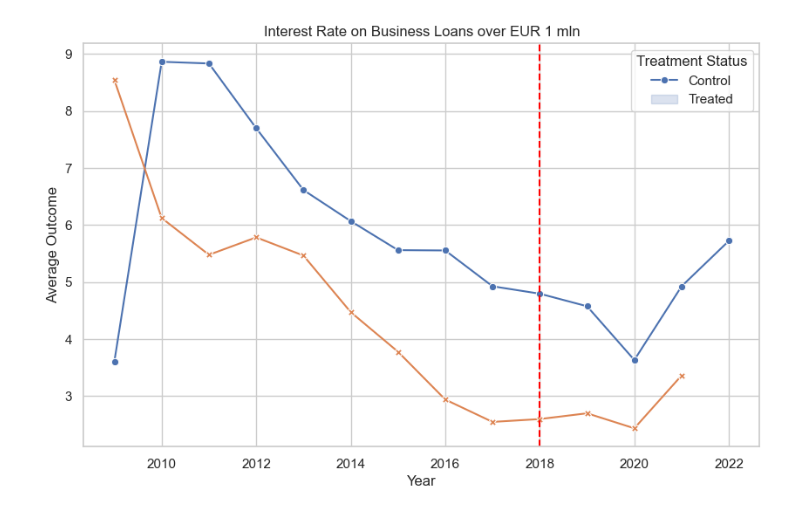
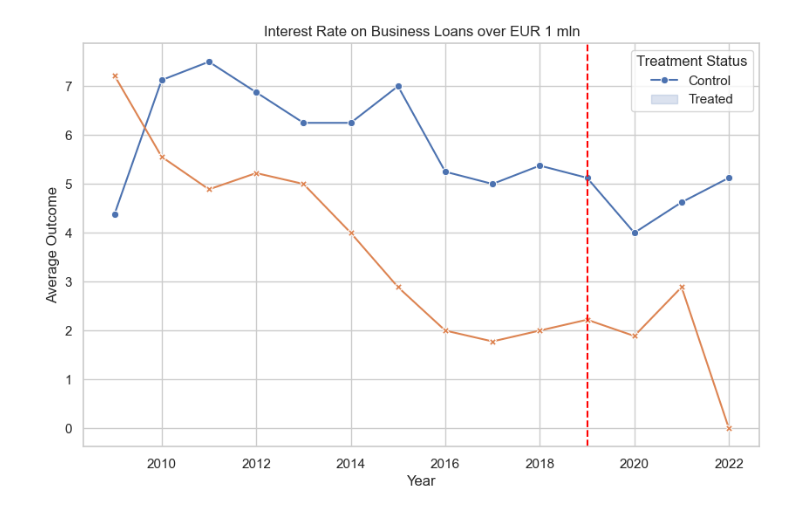
Before and after one commit to SofiyaLyn/Thesis, a Jupyter notebook: Interest_rate_big.ipynb, the cells around one changed output. Saved outputs shown, nothing was run; the diff lists cells and outputs as text; code cells hidden in the pictures.

```diff
--- a/Interest_rate_big.ipynb
+++ b/Interest_rate_big.ipynb
@@ -8,5 +9,5 @@ import seaborn as sns
 # %%
-url = 'https://github.com/SofiyaLyn/Thesis/raw/main/almostcleaned_data.csv'
+url = 'https://github.com/SofiyaLyn/Thesis/raw/main/cleaned_data.csv'
 cleaned_data = pd.read_csv(url)
 cleaned_data.head()
 # %% [output]
@@ -21,7 +22,7 @@ cleaned_data.head()
 cleaned_data['treated'] = cleaned_data['Country'].isin(["Hungary", "Poland", "Slovakia", "Czech Republic", "Slovenia", "Bulgaria", "Romania", "Estonia", "Latvia", "Lithuania"])
 cleaned_data['treated'] = cleaned_data['treated'].astype(int)
 
-cleaned_data['post_intervention'] = (cleaned_data['Year'] >= 2018).astype(int)
+cleaned_data['post_intervention'] = (cleaned_data['Year'] >= 2019).astype(int)
 cleaned_data['treated_intervention'] = cleaned_data['treated'] * cleaned_data['post_intervention']
 
 print(cleaned_data.columns)
@@ -40,6 +42,11 @@ Index(['Year', 'Country', 'Proceeds_Amount_+_Over_Sold_This_Market_(USD,_mln)',
       dtype='object')
 # %%
-cleaned_data.columns = cleaned_data.columns.str.replace('(', '_').str.replace(')', '').str.replace('%', 'Percent').str.replace('$', 'Dollar').str.replace('€', 'Euro')
+cleaned_data.columns = (cleaned_data.columns.str.replace('(', '_')
+                        .str.replace(')', '')
+                        .str.replace('%', 'Percent')
+                        .str.replace('$', 'Dollar')
+                        .str.replace('€', 'Euro')
+                        .str.replace(',', ''))
 # %%
 print(cleaned_data.columns)
 # %% [output]
@@ -87,14 +121,14 @@ sns.set(style="whitegrid")
 # %%
 plt.figure(figsize=(10, 6))
 sns.lineplot(data=grouped_data, x='Year', y='Interest_rate_over_Euro1M', hue='treated', style='treated', markers=True, dashes=False)
 
 # Adding labels and title
 plt.title('Interest Rate on Business Loans over EUR 1 mln')
 plt.xlabel('Year')
 plt.ylabel('Average Outcome')
 plt.legend(title='Treatment Status', labels=['Control', 'Treated'])
-plt.axvline(x=2018, color='red', linestyle='--')
+plt.axvline(x=2019, color='red', linestyle='--')
 plt.savefig('/Users/sonetalyn/Desktop/Thesis/Interest_Rate_Over_plot.png')
 plt.show()
 # %% [output]
-[figure, old version]
+[figure, new version]
```
Also changed, not shown: parts of 18 cells of this notebook, 3 other files.
